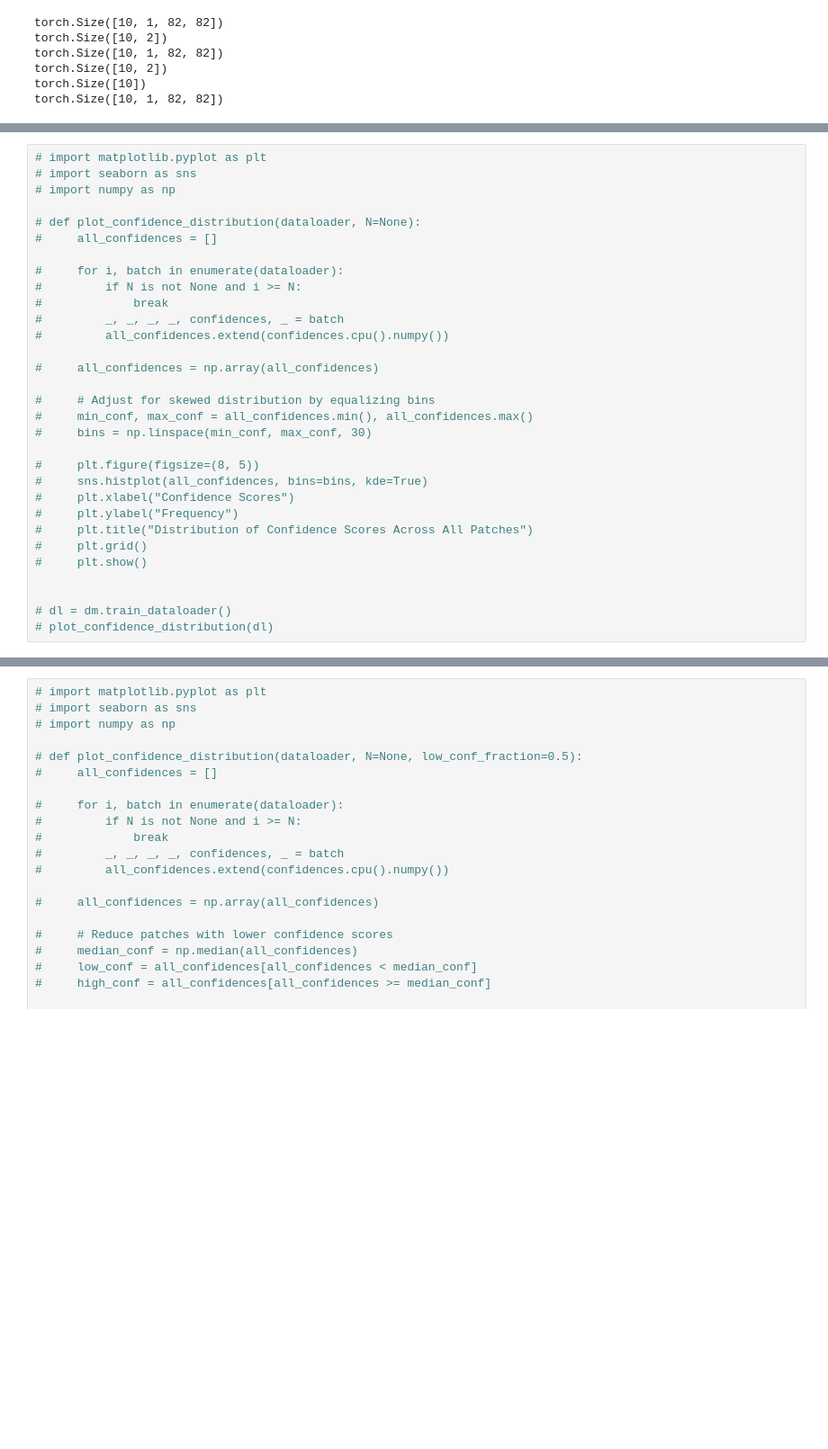
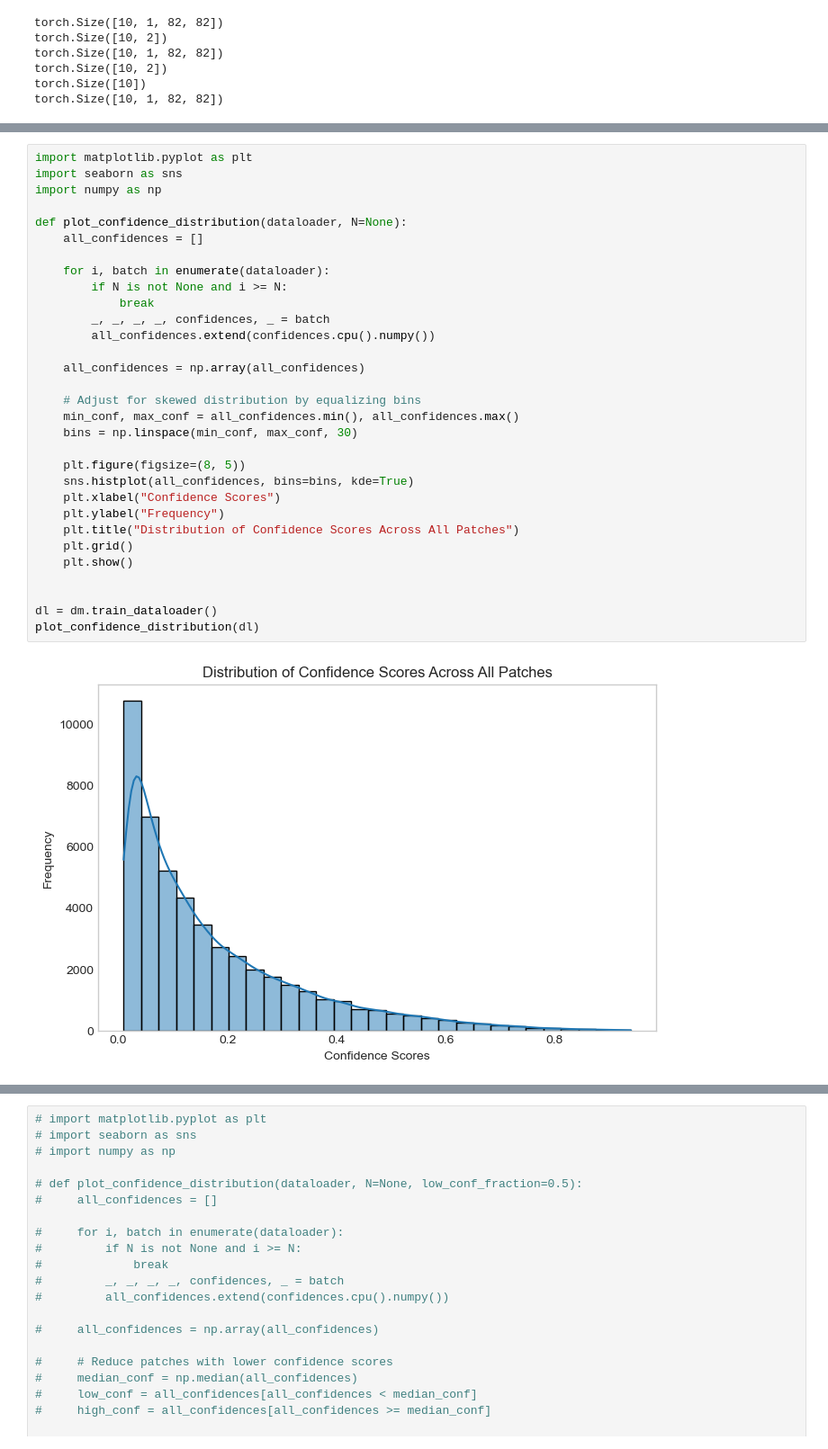
Before and after one commit to pranav-ap/keypoint_matcher, a Jupyter notebook: notebooks/explore_missing.ipynb, the cells around one changed output, grey strips where cells are left out. Shown at 90% size. Cells and saved outputs as stored; diff of their text form; blank space fills up the shorter version.

```diff
--- a/notebooks/explore_missing.ipynb
+++ b/notebooks/explore_missing.ipynb
@@ -88,34 +88,36 @@ show_batch(
 # %%
-# import matplotlib.pyplot as plt
-# import seaborn as sns
-# import numpy as np
+import matplotlib.pyplot as plt
+import seaborn as sns
+import numpy as np
 
-# def plot_confidence_distribution(dataloader, N=None):
-#     all_confidences = []
+def plot_confidence_distribution(dataloader, N=None):
+    all_confidences = []
 
-#     for i, batch in enumerate(dataloader):
-#         if N is not None and i >= N:
-#             break
-#         _, _, _, _, confidences, _ = batch
-#         all_confidences.extend(confidences.cpu().numpy())
+    for i, batch in enumerate(dataloader):
+        if N is not None and i >= N:
+            break
+        _, _, _, _, confidences, _ = batch
+        all_confidences.extend(confidences.cpu().numpy())
 
-#     all_confidences = np.array(all_confidences)
+    all_confidences = np.array(all_confidences)
 
-#     # Adjust for skewed distribution by equalizing bins
-#     min_conf, max_conf = all_confidences.min(), all_confidences.max()
-#     bins = np.linspace(min_conf, max_conf, 30)
+    # Adjust for skewed distribution by equalizing bins
+    min_conf, max_conf = all_confidences.min(), all_confidences.max()
+    bins = np.linspace(min_conf, max_conf, 30)
 
-#     plt.figure(figsize=(8, 5))
-#     sns.histplot(all_confidences, bins=bins, kde=True)
-#     plt.xlabel("Confidence Scores")
-#     plt.ylabel("Frequency")
-#     plt.title("Distribution of Confidence Scores Across All Patches")
-#     plt.grid()
-#     plt.show()
+    plt.figure(figsize=(8, 5))
+    sns.histplot(all_confidences, bins=bins, kde=True)
+    plt.xlabel("Confidence Scores")
+    plt.ylabel("Frequency")
+    plt.title("Distribution of Confidence Scores Across All Patches")
+    plt.grid()
+    plt.show()
 
 
-# dl = dm.train_dataloader()
-# plot_confidence_distribution(dl)
+dl = dm.train_dataloader()
+plot_confidence_distribution(dl)
+# %% [output]
+[figure, added]
 # %%
 # import matplotlib.pyplot as plt
 # import seaborn as sns
```
Also changed, not shown: parts of 4 cells of this notebook, 5 other files.
